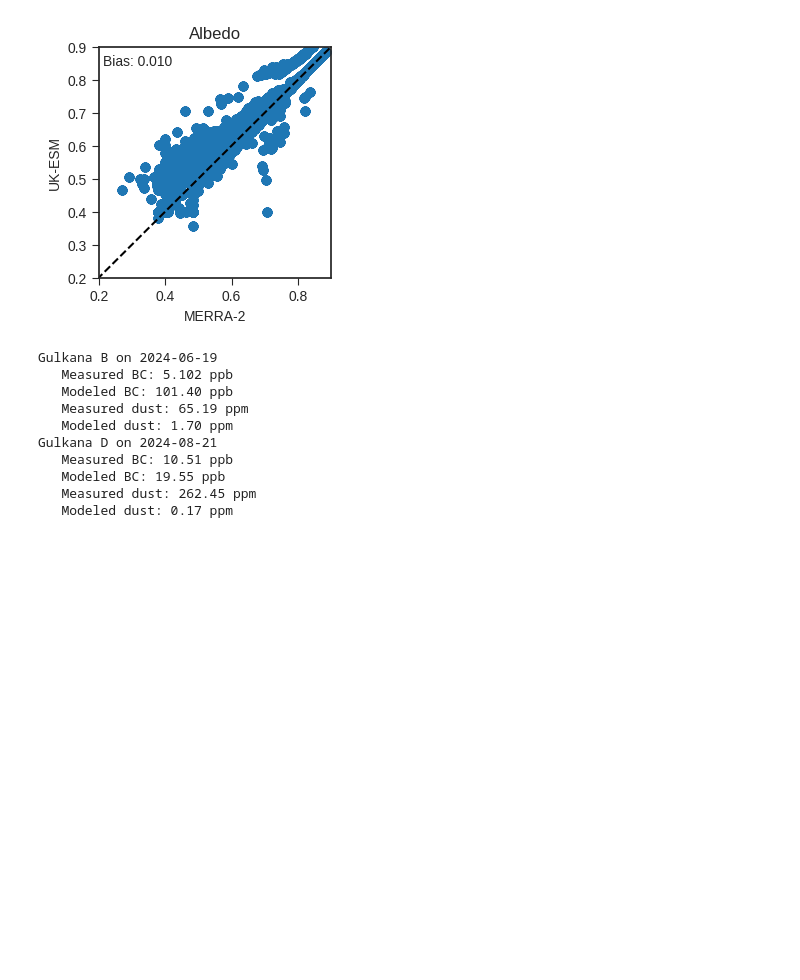
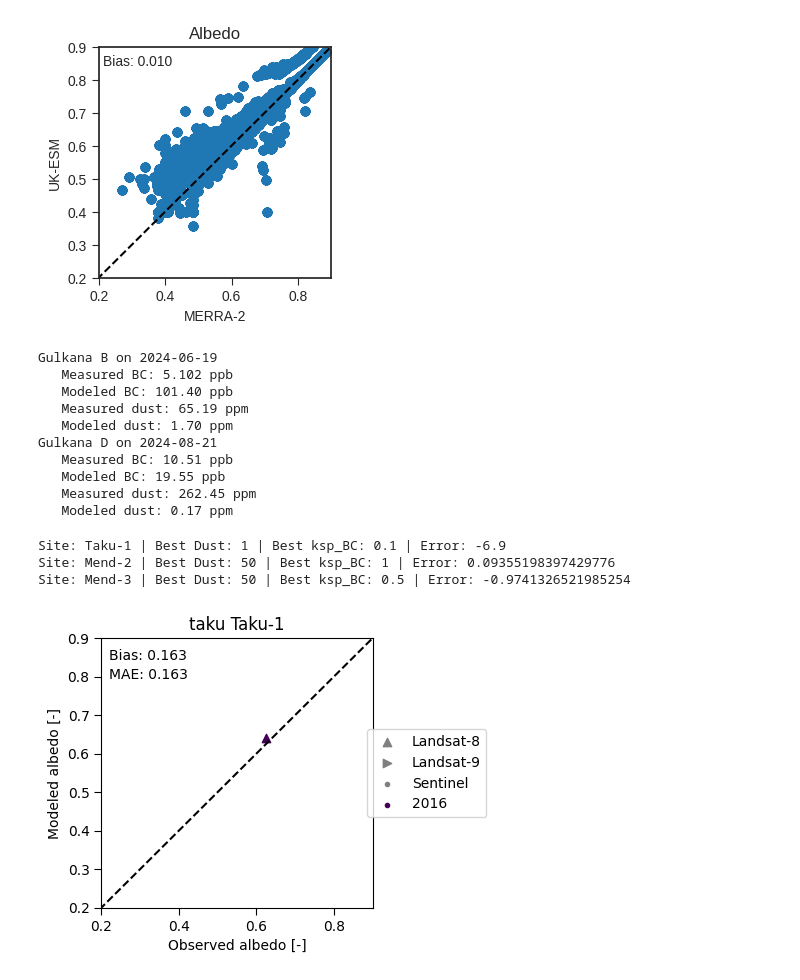
Before and after one commit to clairevwilson/PEBSI, a Jupyter notebook: project/deposition_sims.ipynb, the cells around one changed output. Drawn from its saved outputs; the diff is of its cells as text; code cells hidden in the pictures; blank space fills up the shorter version.

```diff
--- a/project/deposition_sims.ipynb
+++ b/project/deposition_sims.ipynb
@@ -252,3 +251,40 @@ Gulkana D on 2024-08-21
    Modeled BC: 19.55 ppb
    Measured dust: 262.45 ppm
    Modeled dust: 0.17 ppm
+# %%
+bc_fp = '/trace/group/rounce/cvwilson/Output/bc_dust/'
+dust_factors = [1, 10, 20, 50, 100]
+ksp_BCs = [0.1, 0.5, 1]
+for site in ['Taku-1', 'Mend-2', 'Mend-3']:
+    out_bc = np.zeros((5, 3))
+    out_dust = np.zeros((5, 3))
+    for i, dust_factor in enumerate(dust_factors):
+        for j, ksp_BC in enumerate(ksp_BCs):
+            ds = xr.open_dataset(bc_fp + f'grid_{site}_{dust_factor}_{ksp_BC}_0.nc')
+            time = pd.date_range('2016-07-18 00:00', '2016-07-18 23:00', freq='h')
+            bc_final = ds.sel(time=time).layerBC.isel(layer=range(2)).mean(dim=['time','layer'])
+            dust_final = ds.sel(time=time).layerdust.isel(layer=range(2)).mean(dim=['time','layer'])
+            out_bc[i, j] = bc_final
+            out_dust[i, j] = dust_final
+
+    lap = LAPs(site)
+    error = out_bc - lap.bc_july
+    error_dust = out_dust - lap.dust_july
+
+    idx_flat = np.argmin(np.abs(error))
+    i, j = np.unravel_index(idx_flat, error.shape)
+    best_dust = dust_factors[i]
+    best_ksp = ksp_BCs[j]
+
+    print(f"Site: {site} | Best Dust: {best_dust} | Best ksp_BC: {best_ksp} | Error: {error[i, j]}")
+# %% [output]
+Site: Taku-1 | Best Dust: 1 | Best ksp_BC: 0.1 | Error: -6.9
+Site: Mend-2 | Best Dust: 50 | Best ksp_BC: 1 | Error: 0.09355198397429776
+Site: Mend-3 | Best Dust: 50 | Best ksp_BC: 0.5 | Error: -0.9741326521985254
+# %%
+ds = xr.open_dataset(bc_fp + f'grid_Mend-2_{dust_factor}_{ksp_BC}_0.nc')
+albedo = Albedo('taku', 'Taku-1', use='all')
+albedo.get_model_albedo(ds)
+albedo.plot_1to1()
+# %% [output]
+[figure, added]
```
Also changed, not shown: parts of 1 cell of this notebook, 5 other files.
